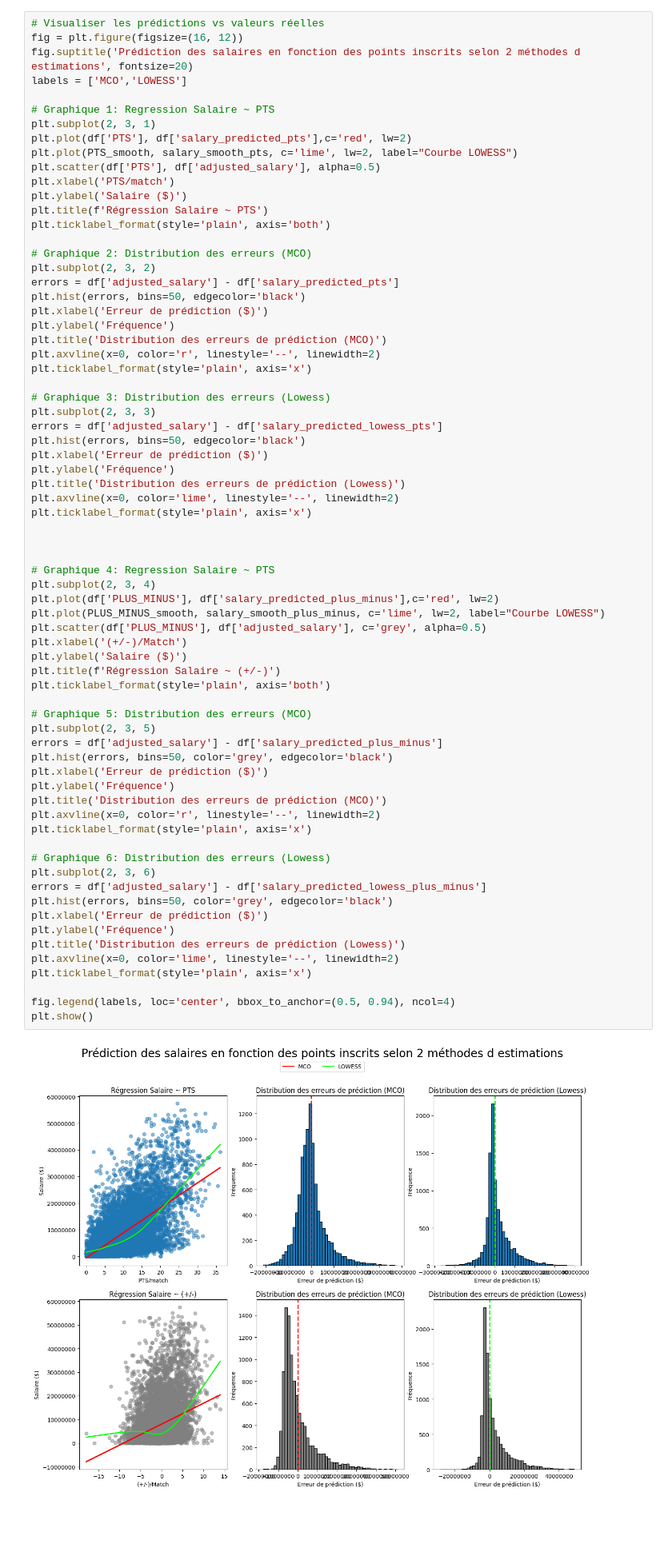
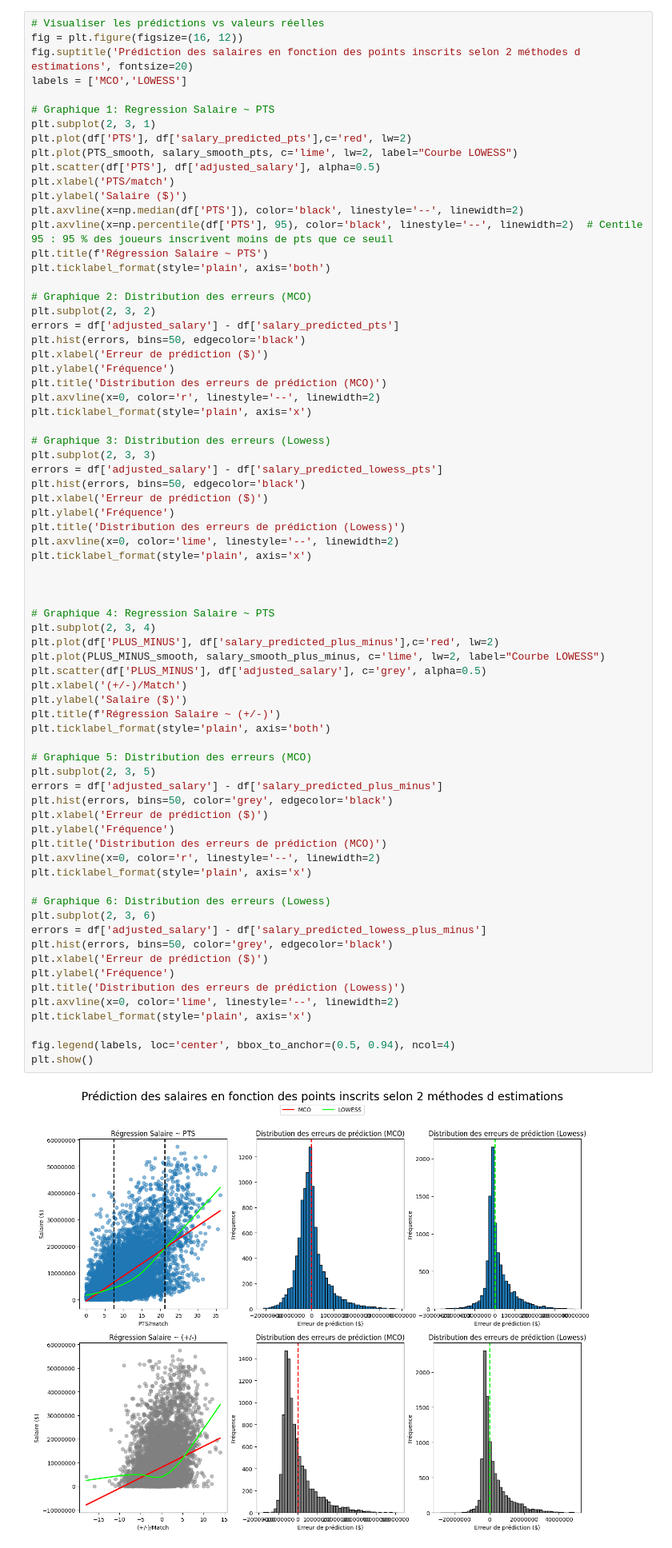
Before and after one commit to ElliotLunati/NBA_stats, a Jupyter notebook: code_gianni.ipynb, the cells around one changed output. Shown at 80% size. Cells and saved outputs as stored; diff of their text form; blank space fills up the shorter version.

```diff
--- a/code_gianni.ipynb
+++ b/code_gianni.ipynb
@@ -597,6 +614,8 @@ plt.plot(PTS_smooth, salary_smooth_pts, c='lime', lw=2, label="Courbe LOWESS")
 plt.scatter(df['PTS'], df['adjusted_salary'], alpha=0.5)
 plt.xlabel('PTS/match')
 plt.ylabel('Salaire ($)')
+plt.axvline(x=np.median(df['PTS']), color='black', linestyle='--', linewidth=2)
+plt.axvline(x=np.percentile(df['PTS'], 95), color='black', linestyle='--', linewidth=2)  # Centile 95 : 95 % des joueurs inscrivent moins de pts que ce seuil
 plt.title(f'Régression Salaire ~ PTS')
 plt.ticklabel_format(style='plain', axis='both')
 
@@ -628,31 +647,31 @@ plt.plot(df['PLUS_MINUS'], df['salary_predicted_plus_minus'],c='red', lw=2)
 plt.plot(PLUS_MINUS_smooth, salary_smooth_plus_minus, c='lime', lw=2, label="Courbe LOWESS")
 plt.scatter(df['PLUS_MINUS'], df['adjusted_salary'], c='grey', alpha=0.5)
 plt.xlabel('(+/-)/Match')
 plt.ylabel('Salaire ($)')
 plt.title(f'Régression Salaire ~ (+/-)')
 plt.ticklabel_format(style='plain', axis='both')
 
 # Graphique 5: Distribution des erreurs (MCO)
 plt.subplot(2, 3, 5)
 errors = df['adjusted_salary'] - df['salary_predicted_plus_minus']
 plt.hist(errors, bins=50, color='grey', edgecolor='black')
 plt.xlabel('Erreur de prédiction ($)')
 plt.ylabel('Fréquence')
 plt.title('Distribution des erreurs de prédiction (MCO)')
 plt.axvline(x=0, color='r', linestyle='--', linewidth=2)
 plt.ticklabel_format(style='plain', axis='x')
 
 # Graphique 6: Distribution des erreurs (Lowess)
 plt.subplot(2, 3, 6)
 errors = df['adjusted_salary'] - df['salary_predicted_lowess_plus_minus']
 plt.hist(errors, bins=50, color='grey', edgecolor='black')
 plt.xlabel('Erreur de prédiction ($)')
 plt.ylabel('Fréquence')
 plt.title('Distribution des erreurs de prédiction (Lowess)')
 plt.axvline(x=0, color='lime', linestyle='--', linewidth=2)
 plt.ticklabel_format(style='plain', axis='x')
 
 fig.legend(labels, loc='center', bbox_to_anchor=(0.5, 0.94), ncol=4)
 plt.show()
 # %% [output]
-[figure, old version]
+[figure, new version]
```
Also changed, not shown: parts of 5 cells of this notebook.
